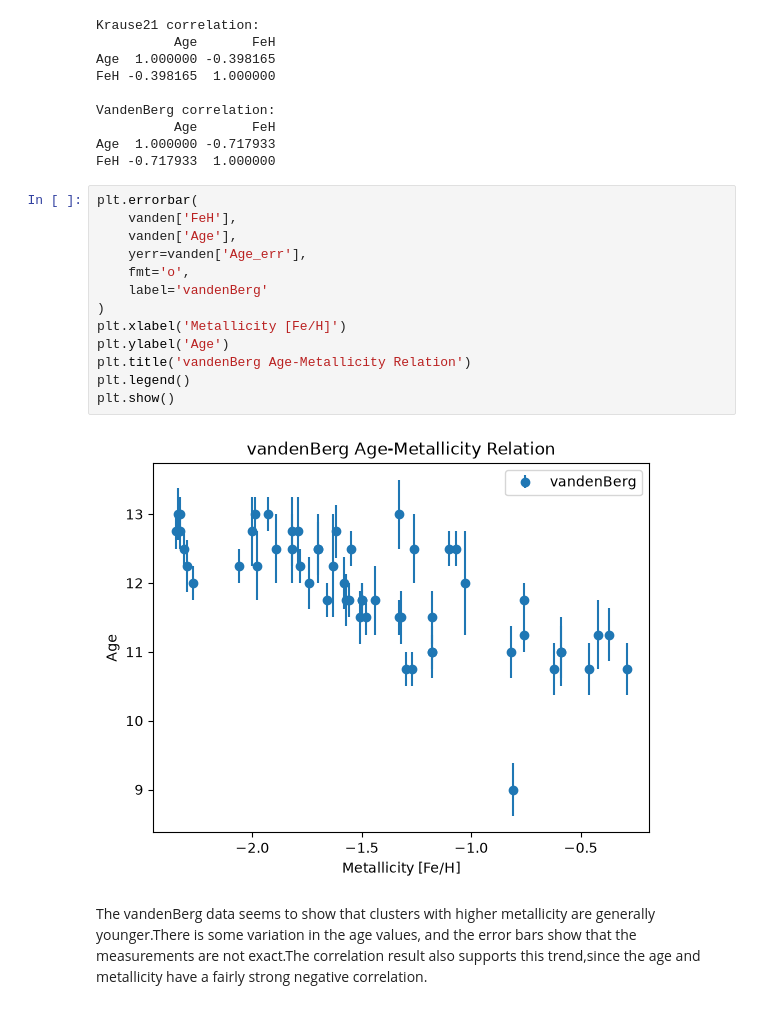
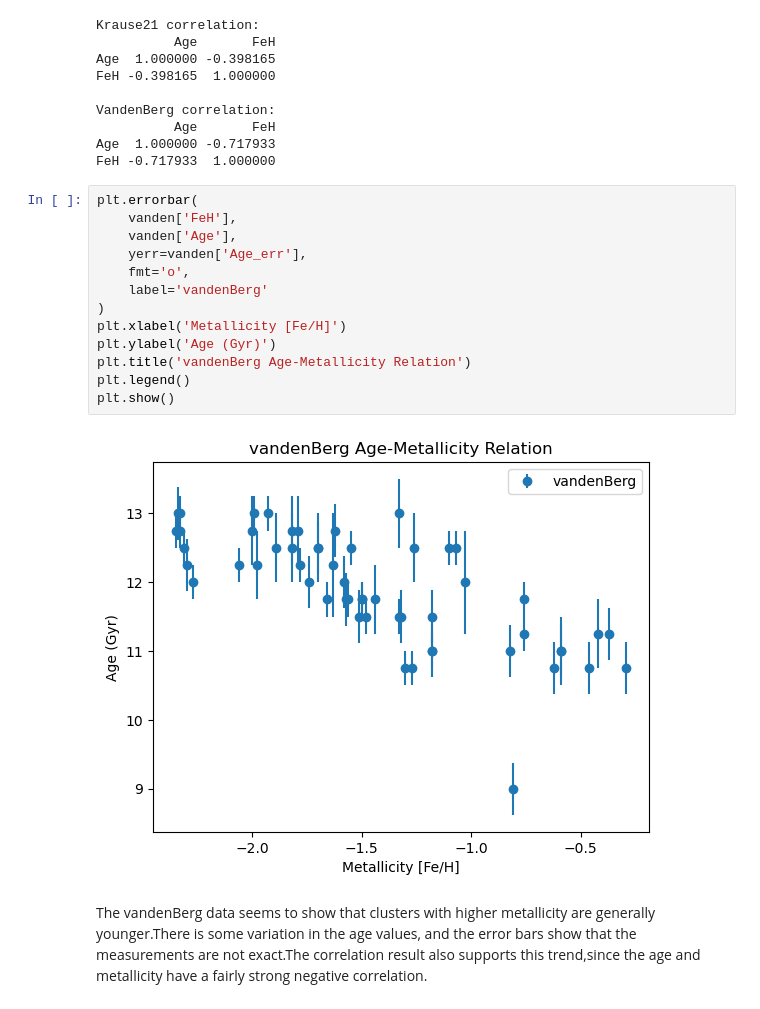
Before and after one commit to JIAQIZHANG721/PHYS3116_Accretion_Detectives, a Jupyter notebook: Jialai_analysis.ipynb, the cells around one changed output. Saved outputs shown, nothing was run; the diff lists cells and outputs as text.

```diff
--- a/Jialai_analysis.ipynb
+++ b/Jialai_analysis.ipynb
@@ -105,18 +104,18 @@ FeH -0.717933  1.000000
 # %%
 plt.errorbar(
     vanden['FeH'],
     vanden['Age'],
     yerr=vanden['Age_err'],
     fmt='o',
     label='vandenBerg'
 )
 plt.xlabel('Metallicity [Fe/H]')
-plt.ylabel('Age')
+plt.ylabel('Age (Gyr)')
 plt.title('vandenBerg Age-Metallicity Relation')
 plt.legend()
 plt.show()
 # %% [output]
-[figure, old version]
+[figure, new version]
 # %% [markdown]
 The vandenBerg data seems to show that clusters with higher metallicity are generally younger.There is some variation in the age values, and the error bars show that the measurements are not exact.The correlation result also supports this trend,since the age and metallicity have a fairly strong negative correlation.
 # %%
```
Also changed, not shown: parts of 3 cells of this notebook.
